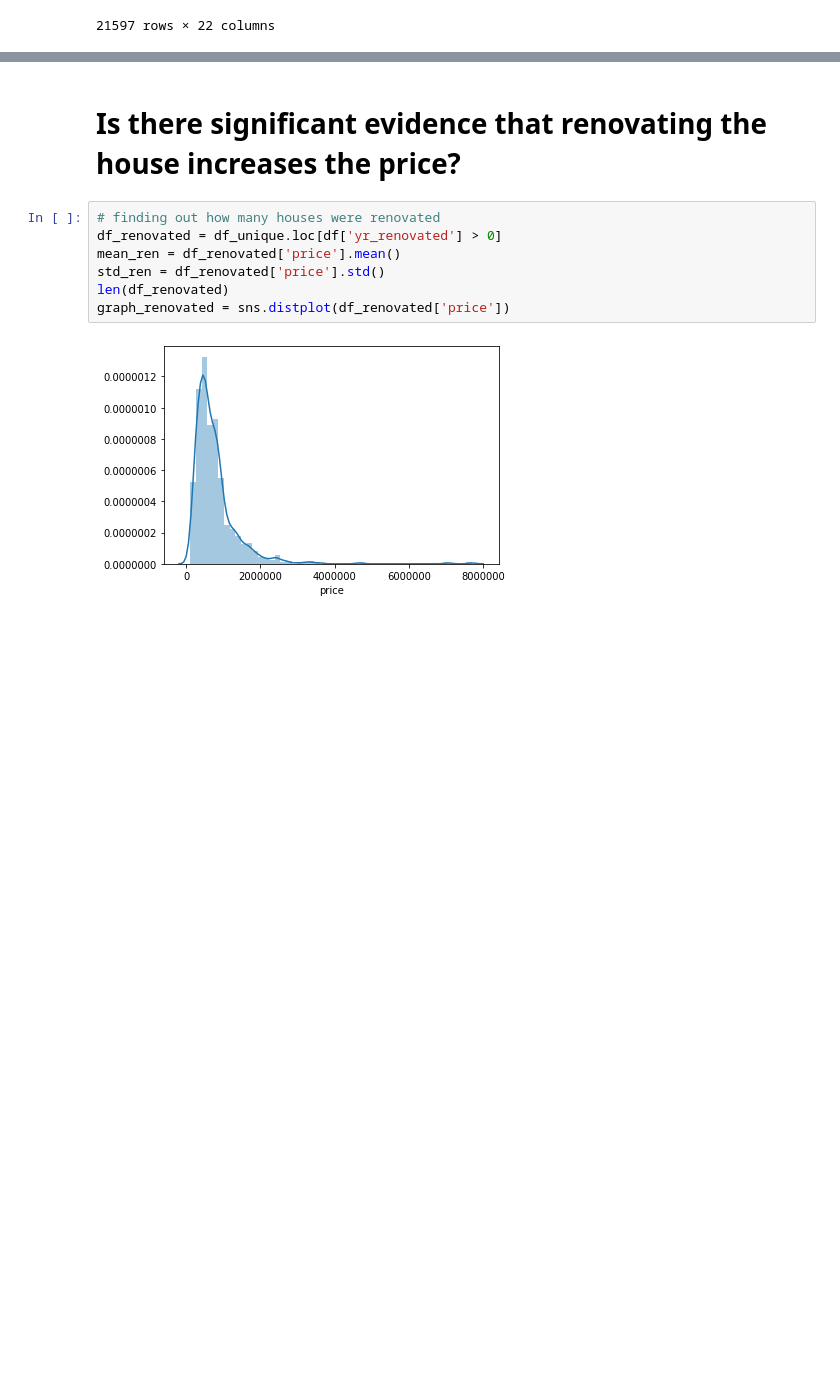
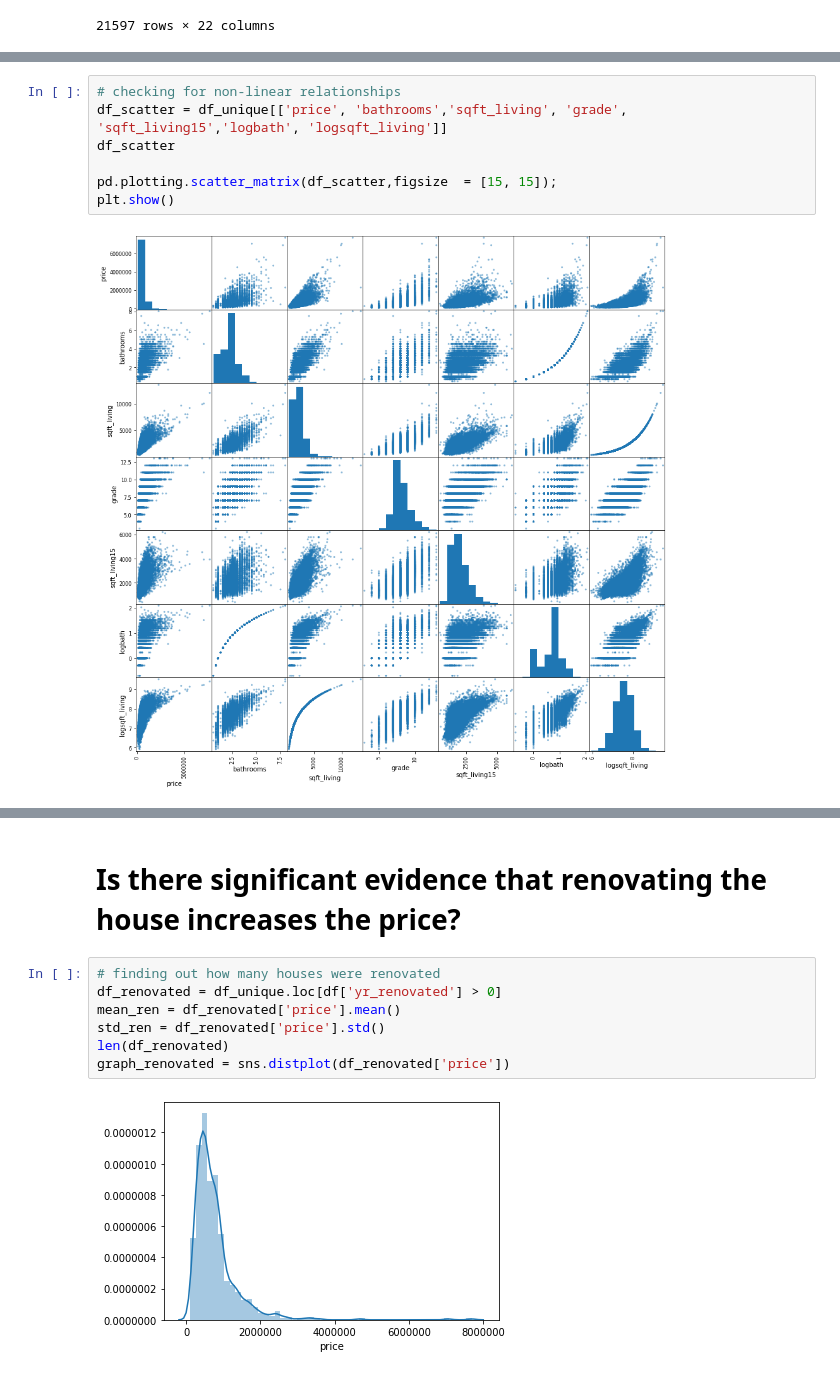
Before and after one commit to matteomm/dsc-mod-2-project-v2-1-london-ds-02172020, a Jupyter notebook: index_EDA.ipynb, the cells around one changed output, grey strips where cells are left out. Cells and saved outputs as stored; diff of their text form; blank space fills up the shorter version.

```diff
--- a/index_EDA.ipynb
+++ b/index_EDA.ipynb
@@ -150,3 +178,12 @@ df
+# %%
+# checking for non-linear relationships
+df_scatter = df_unique[['price', 'bathrooms','sqft_living', 'grade', 'sqft_living15','logbath', 'logsqft_living']]
+df_scatter
+
+pd.plotting.scatter_matrix(df_scatter,figsize  = [15, 15]);
+plt.show()
+# %% [output]
+[figure, added]
 # %%
 # Correlation map with heat map. Warmer colours show a positive correlation
 
```
Also changed, not shown: parts of 12 cells of this notebook.
